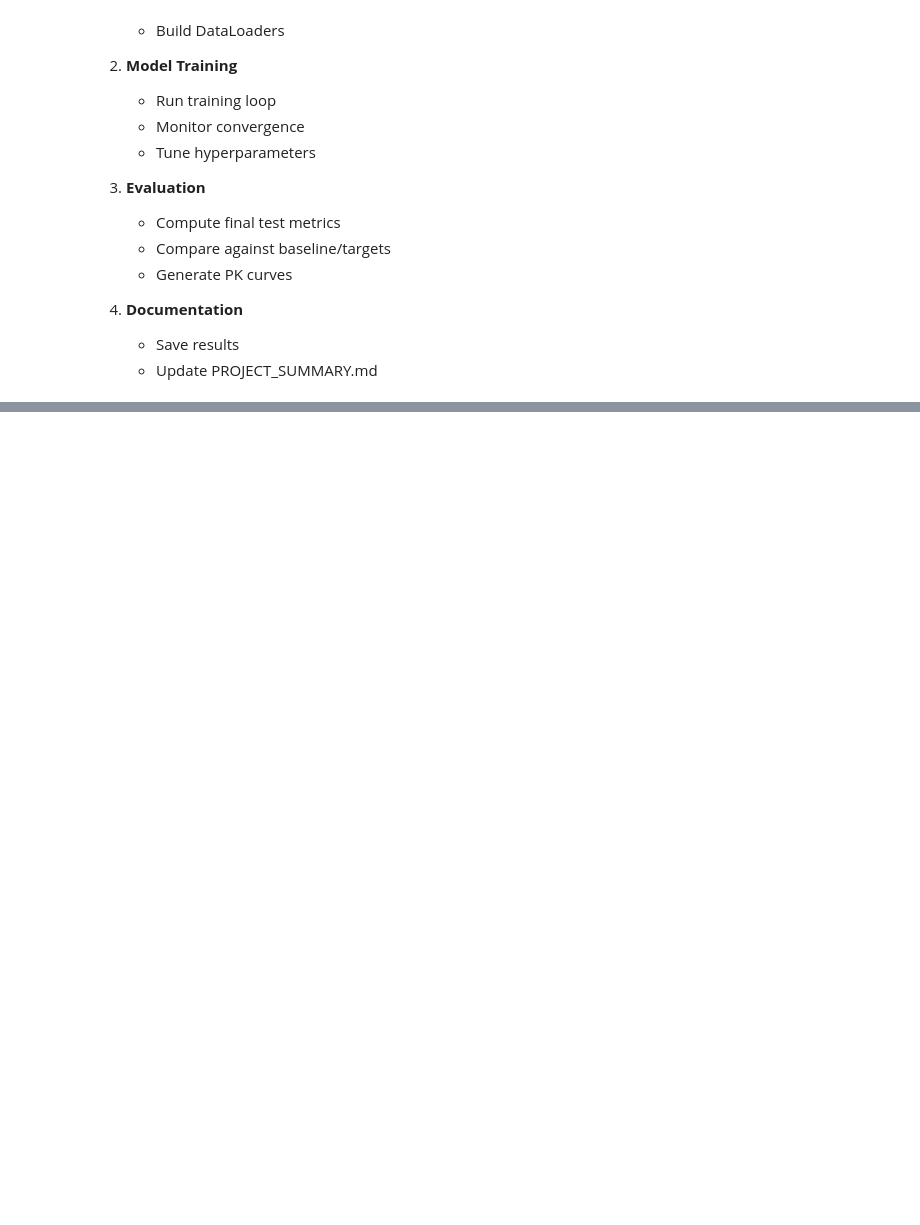
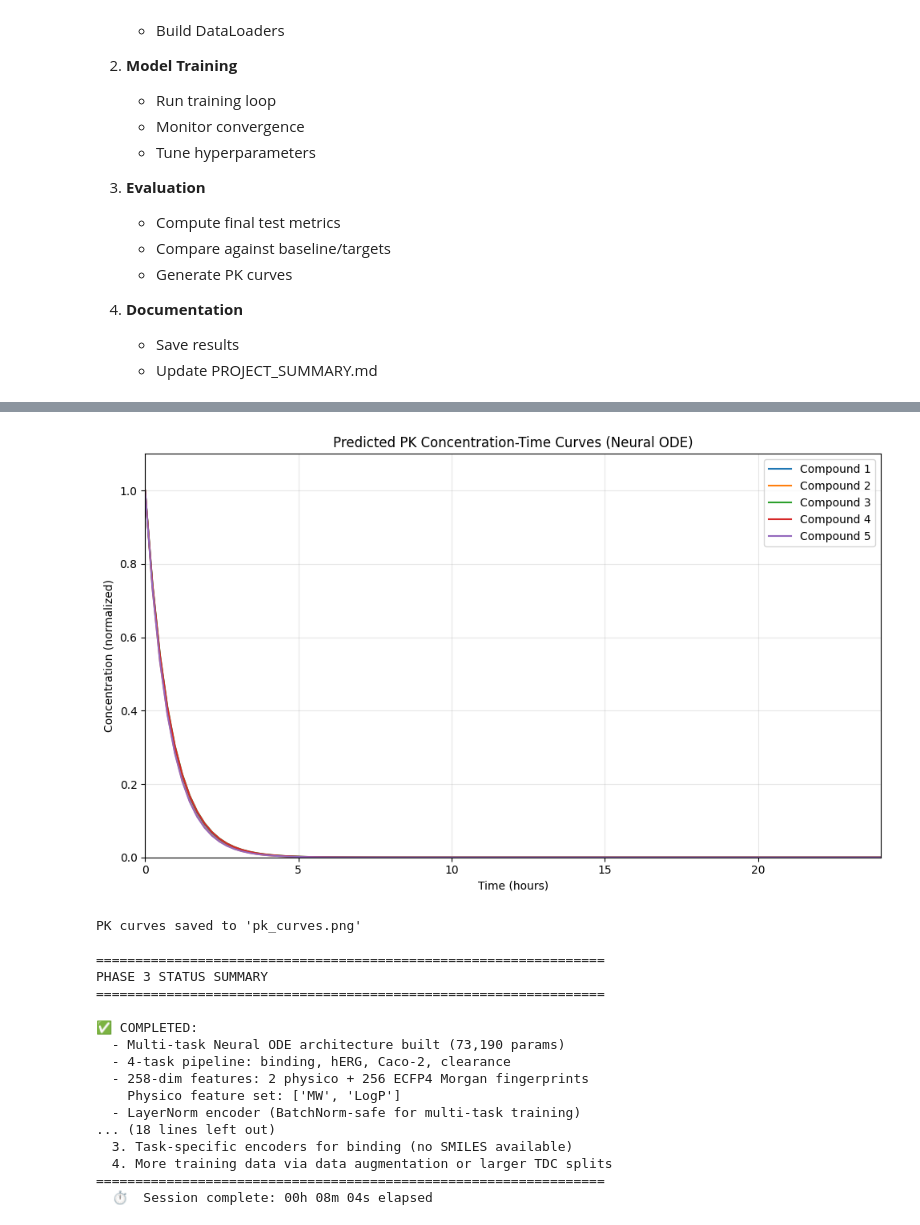
Before and after one commit to Sushree2179/Neural_PK-PD_Modeling_with_ODE, a Jupyter notebook: Coding/phase3_neural_ode_model.ipynb, the cells around one changed output, grey strips where cells are left out. Cells and saved outputs as stored; diff of their text form; code cells hidden in the pictures; blank space fills up the shorter version.

Commit message:
20260304 Status

```diff
--- a/Coding/phase3_neural_ode_model.ipynb
+++ b/Coding/phase3_neural_ode_model.ipynb
@@ -370,7 +412,7 @@ def make_loaders(X, y, config, is_regression=True, random_state=42):
     X_val   = feat_scaler.transform(X_val)
     X_test  = feat_scaler.transform(X_test)
 
-    # Normalize regression targets (makes MSE comparable across tasks)
+    # Normalize regression targets (classification targets stay as 0/1)
     target_scaler = None
     if is_regression:
         target_scaler = StandardScaler()
@@ -397,11 +439,19 @@ def make_loaders(X, y, config, is_regression=True, random_state=42):
         target_scaler,
     )
 
+def compute_pos_weight(y_binary):
+    y_binary = np.asarray(y_binary).astype(np.float32)
+    pos = float((y_binary == 1).sum())
+    neg = float((y_binary == 0).sum())
+    if pos == 0:
+        return 1.0
+    return max(1.0, neg / pos)
+
 # Regression / classification flags per task
 task_types = {
     'binding':   True,   # regression
     'herg':      False,  # classification
-    'caco2':     True,   # regression
+    'caco2':     False,  # classification
     'clearance': True,   # regression
 }
 
@@ -411,6 +461,10 @@ tasks_raw = {
     'caco2':     (X_caco2,     y_caco2),
     'clearance': (X_clearance, y_clearance),
 }
+
+# Auto-tune class weights from current task labels
+config['herg_pos_weight'] = compute_pos_weight(y_herg)
+config['caco2_pos_weight'] = compute_pos_weight(y_caco2)
 
 train_loaders, val_loaders, test_loaders = {}, {}, {}
 feat_scalers, target_scalers = {}, {}
@@ -430,3 +484,7 @@ for task, loader in train_loaders.items():
     print(f"  {task:<12}  {reg:<14}  train={n}, "
           f"val={len(val_loaders[task].dataset)}, "
           f"test={len(test_loaders[task].dataset)}")
+
+print("\nAuto class weights:")
+print(f"  herg_pos_weight:  {config['herg_pos_weight']:.3f}")
+print(f"  caco2_pos_weight: {config['caco2_pos_weight']:.3f}")
@@ -933,7 +1106,7 @@ def train_model(model, train_loaders, val_loaders, config, device):
                           f"RMSE={metrics['rmse']:.3f}")
                 else:
                     print(f"    {task:<10}: AUROC={metrics['auroc']:.3f}, "
-                          f"Acc={metrics['accuracy']:.3f}")
+                          f"Acc={metrics['accuracy']:.3f}, Thr={metrics['threshold']:.2f}")
 
         if val_loss < best_val_loss:
             best_val_loss = val_loss
@@ -960,8 +1136,8 @@ print("Training loop defined.")
 # ============================================
 _ts("Cell 19 - Plot History Fn")
 
-REGRESSION_TASKS     = {'binding', 'clearance', 'caco2'}
-CLASSIFICATION_TASKS = {'herg'}
+REGRESSION_TASKS     = {'binding', 'clearance'}
+CLASSIFICATION_TASKS = {'herg', 'caco2'}
 
 def plot_training_history(history):
     """Plot training/validation loss and per-task metric curves."""
@@ -1004,7 +1180,7 @@ def plot_training_history(history):
     targets_map = {
         'binding':   ('R²',   '>0.60',  'r2'),
         'herg':      ('AUROC','>0.80',  'auroc'),
-        'caco2':     ('R²',   '>0.60',  'r2'),
+        'caco2':     ('AUROC','>0.75',  'auroc'),
         'clearance': ('RMSE', '<1.0',   'rmse'),
     }
     for task, (metric_label, target, key) in targets_map.items():
@@ -1139,12 +1347,13 @@ print("\n" + "=" * 65)
 print("PHASE 3 STATUS SUMMARY")
 print("=" * 65)
 print("\n✅ COMPLETED:")
-print("  - Multi-task Neural ODE architecture built (44,710 params)")
+print(f"  - Multi-task Neural ODE architecture built ({total_params:,} params)")
 print("  - 4-task pipeline: binding, hERG, Caco-2, clearance")
-print("  - 68-dim features: 4 physico + 64 ECFP4 Morgan fingerprints")
+print(f"  - {FEAT_DIM}-dim features: {len(PHYSICO_FEATURES)} physico + {N_BITS} ECFP4 Morgan fingerprints")
+print(f"    Physico feature set: {PHYSICO_FEATURES}")
 print("  - LayerNorm encoder (BatchNorm-safe for multi-task training)")
 print("  - Normalized targets (mean=0, std=1) for regression tasks")
-print("  - Weighted BCE for hERG class imbalance (pos_weight=2.5)")
+print("  - Logits-based classification + BCEWithLogits/focal for hERG and Caco-2")
 print("  - Neural ODE PK curve generation via torchdiffeq")
 print("  - End-to-end training + early stopping + LR scheduling")
 
@@ -1157,21 +1366,23 @@ final = history['val_metrics'][-1]
 targets_meta = [
     ('binding',   'R²',   '>0.60', 'r2'),
     ('herg',      'AUROC','>0.80', 'auroc'),
-    ('caco2',     'R²',   '>0.60', 'r2'),
+    ('caco2',     'AUROC','>0.75', 'auroc'),
     ('clearance', 'RMSE', '<1.0',  'rmse'),
 ]
 for task, metric, target, key in targets_meta:
     val = final[task][key]
     status = "✓" if (
         (metric == 'RMSE' and val < 1.0) or
-        (metric != 'RMSE' and val > 0.6)
+        (metric == 'AUROC' and ((task == 'herg' and val > 0.8) or (task == 'caco2' and val > 0.75))) or
+        (metric == 'R²' and val > 0.6)
     ) else "✗"
     print(f"  {status} {task:<10} {metric:<6} = {val:.3f}  (target {target})")
 
 print("\n📋 NEXT STEPS TO HIT TARGETS:")
-print("  1. Increase Morgan fingerprints: 64 → 1024 bits (reduce collisions)")
+print("  1. Add task-specific heads or losses beyond a shared encoder")
 print("  2. Add GNN molecular encoder for richer structural features")
 print("  3. Task-specific encoders for binding (no SMILES available)")
 print("  4. More training data via data augmentation or larger TDC splits")
 print("=" * 65)
 log_elapsed("Session complete")
+# %% [output]
@@ -1178,3 +1391,21 @@ log_elapsed("Session complete")
+[figure, added]
+PK curves saved to 'pk_curves.png'
+
+=================================================================
+PHASE 3 STATUS SUMMARY
+=================================================================
+
+✅ COMPLETED:
+  - Multi-task Neural ODE architecture built (73,190 params)
+  - 4-task pipeline: binding, hERG, Caco-2, clearance
+  - 258-dim features: 2 physico + 256 ECFP4 Morgan fingerprints
+    Physico feature set: ['MW', 'LogP']
+  - LayerNorm encoder (BatchNorm-safe for multi-task training)
+... (18 lines left out)
+  3. Task-specific encoders for binding (no SMILES available)
+  4. More training data via data augmentation or larger TDC splits
+=================================================================
+  ⏱  Session complete: 00h 08m 04s elapsed
 # %%
 
 # =============================================================================
```
Also changed, not shown: parts of 24 cells of this notebook, 24 other files.
